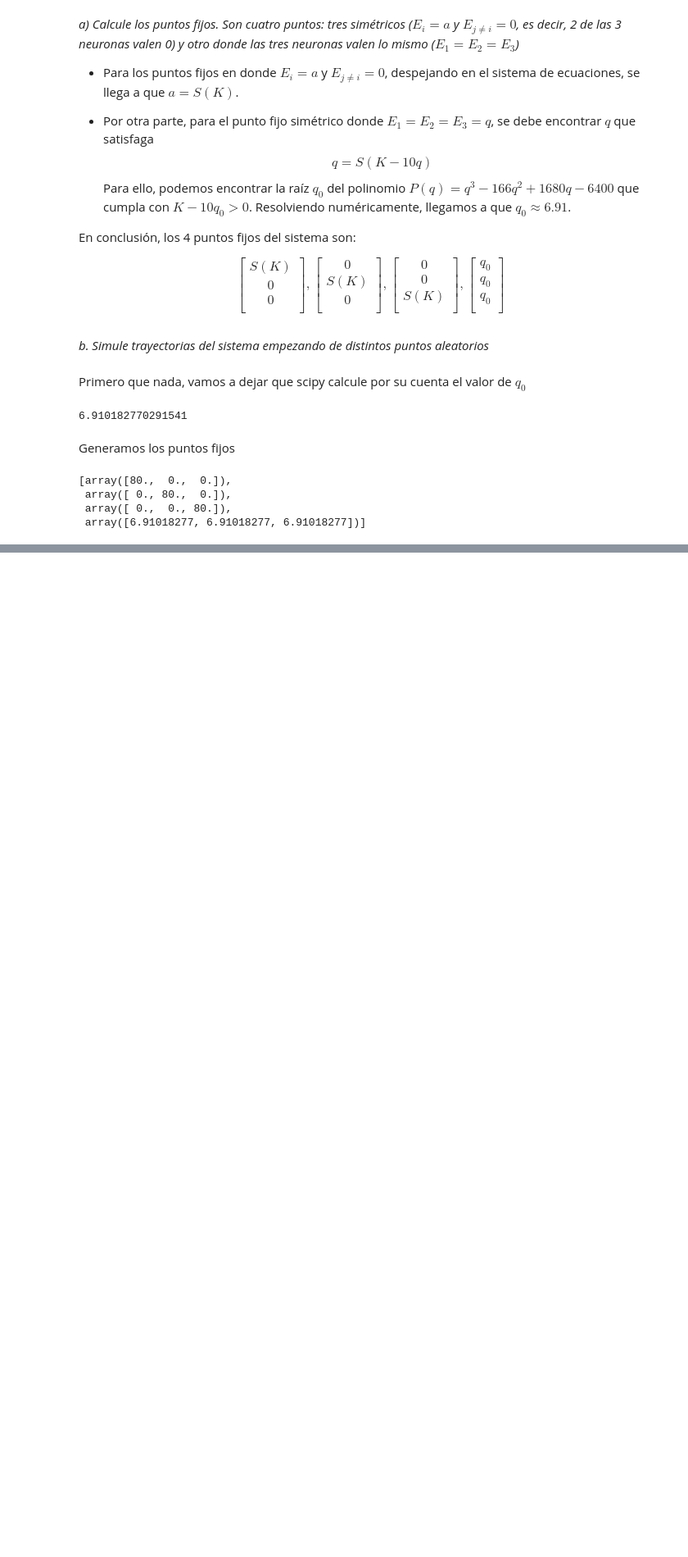
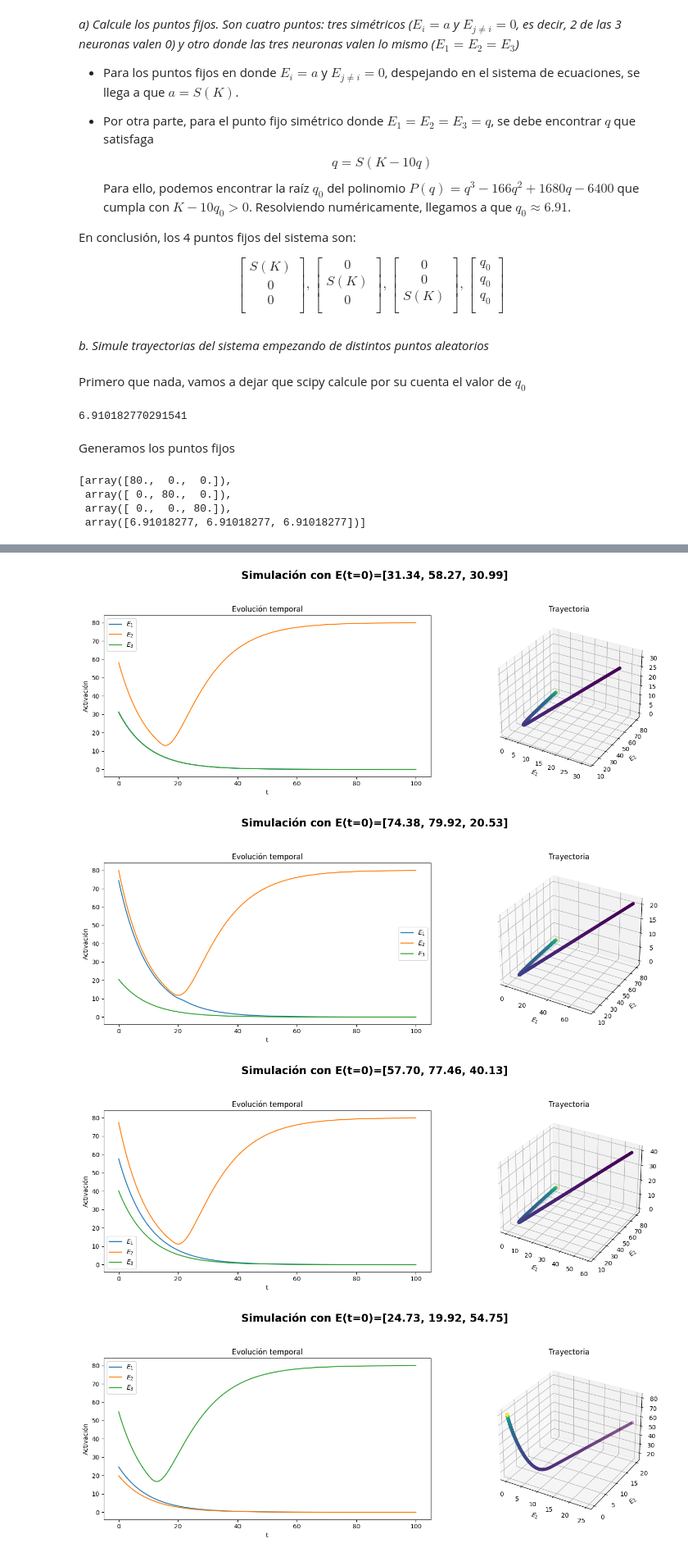
Before and after one commit to gonzagrau/Neuro-16-82, a Jupyter notebook: Sistemas dinamicos/TP3_GONZALO_GRAU.ipynb, the cells around one changed output, grey strips where cells are left out. Shown at 82% size. Drawn from its saved outputs; the diff is of its cells as text; code cells hidden in the pictures; blank space fills up the shorter version.

```diff
--- a/Sistemas dinamicos/TP3_GONZALO_GRAU.ipynb
+++ b/Sistemas dinamicos/TP3_GONZALO_GRAU.ipynb
@@ -472,0 +477,13 @@ def plot_E(t_samples: np.ndarray,
+# %%
+t_samples = np.linspace(0, 100, 1000)
+
+for i in range(10):
+    E_0 = np.random.uniform(0, 80, size=3)
+    E_0_str = '[' + ', '.join([f"{num:.2f}" for num in E_0]) + ']'
+    E = ruku4(t_samples, dE_dt, E_0)
+    plot_E(t_samples, E, suptitle=f"Simulación con E(t=0)={E_0_str}")
+# %% [output]
+[figure, added]
+[figure, added]
+[figure, added]
+[figure, added]
```
Also changed, not shown: parts of 18 cells of this notebook.
